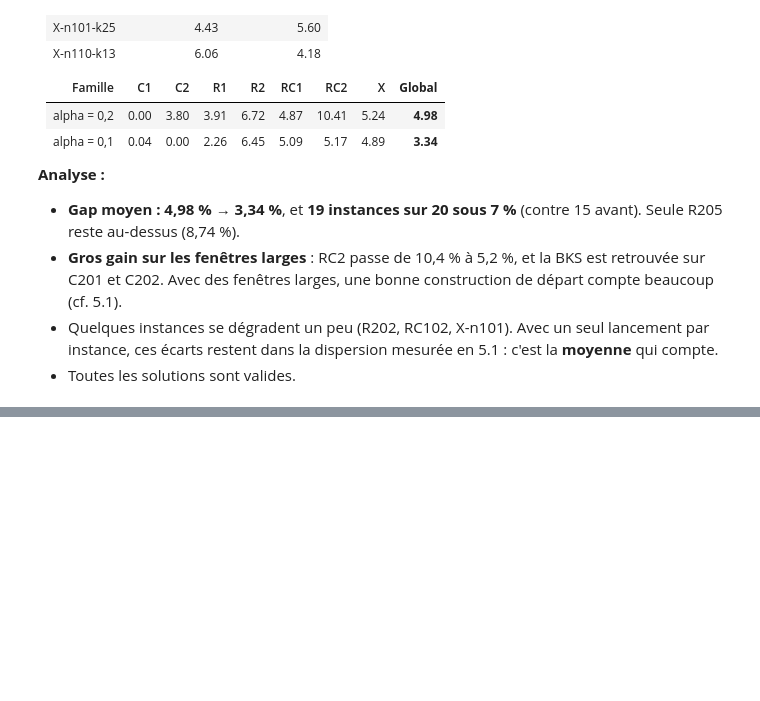
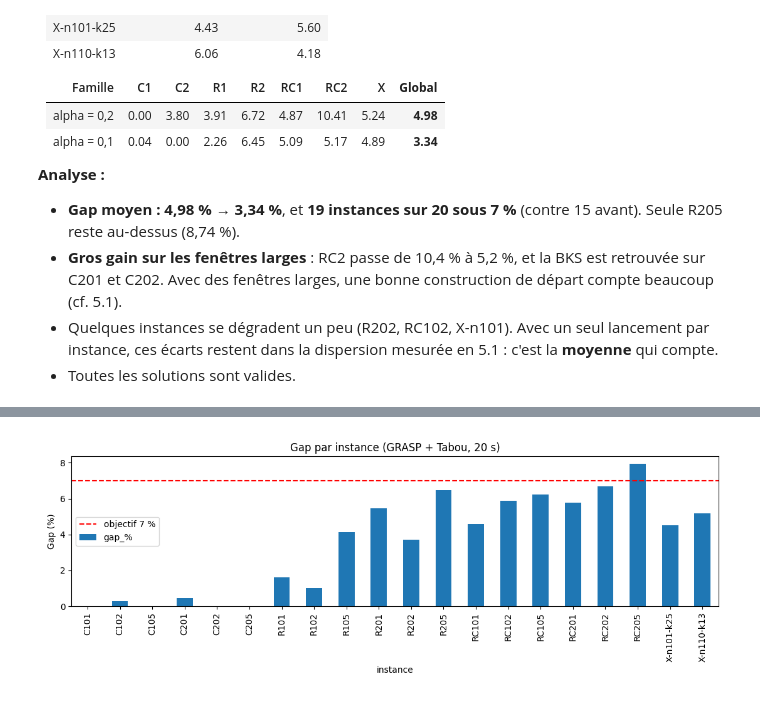
Before and after one commit to gautier111-fr/projet-smart, a Jupyter notebook: Projet_Smart.ipynb, the cells around one changed output, grey strips where cells are left out. Cells and saved outputs as stored; diff of their text form; code cells hidden in the pictures; blank space fills up the shorter version.

```diff
--- a/Projet_Smart.ipynb
+++ b/Projet_Smart.ipynb
@@ -1666,0 +1823,4 @@ Image('gap_par_instance_20s.png')
+# %%
+Image('gap_par_instance_20s.png')
+# %% [output]
+[figure, added]
```
Also changed, not shown: parts of 9 cells of this notebook, 11 other files.
